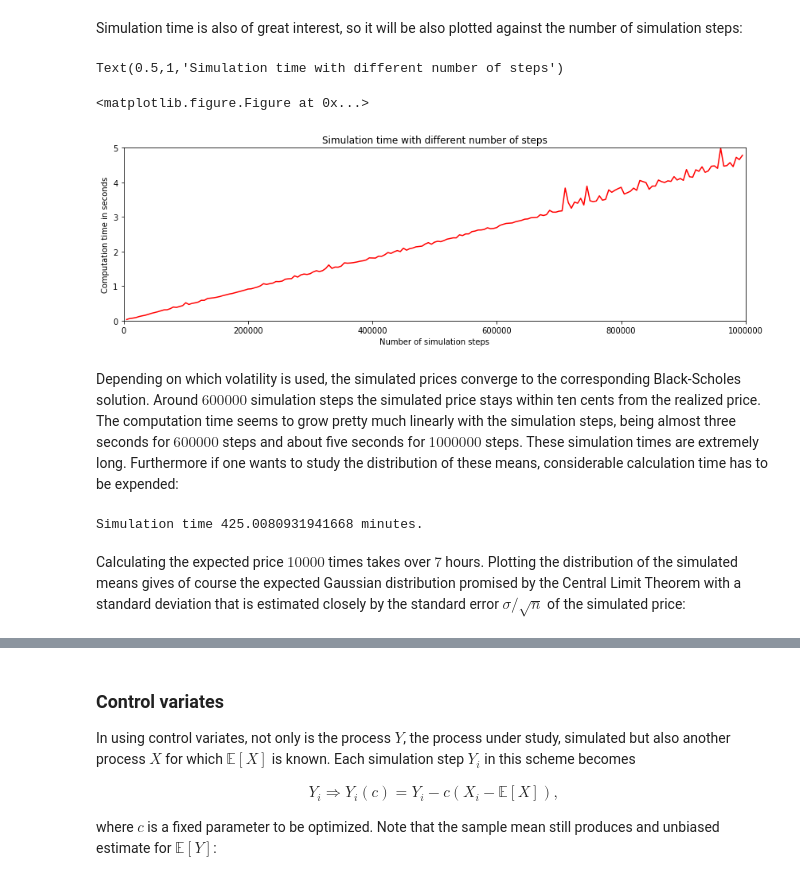
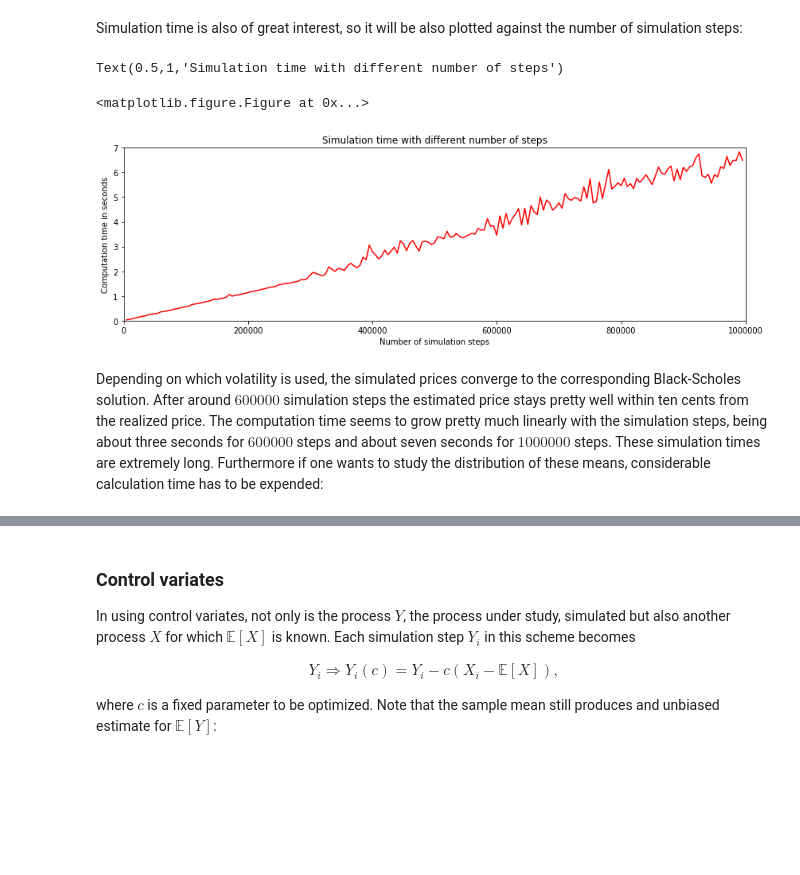
Before and after one commit to jacobeskin/Monte-Carlo-Simulations-in-Finance, a Jupyter notebook: A study of MC in option pricing/Options.ipynb, the cells around one changed output, grey strips where cells are left out. Saved outputs shown, nothing was run; the diff lists cells and outputs as text; code cells hidden in the pictures; blank space fills up the shorter version.

```diff
--- a/A study of MC in option pricing/Options.ipynb
+++ b/A study of MC in option pricing/Options.ipynb
@@ -492,14 +513,18 @@ for i in range(0,1000000,5000):
     if i>0:
 
         # With historical volatility
-        start = time()                                          # Starting the timer
-        V_h, P, S = eMC_optionsBasic(i, r, sigma_h, T, S_0, K)  # Calculate price with MC
-        prices_h.append(V_h)                                    # Save price
+        start = time() # Starting the timer
+        option1 = europeanOption(i, r, sigma_h, T, S_0, K)
+        option1.mcSimulation()
+        #V_h, P, S = eMC_optionsBasic(i, r, sigma_h, T, S_0, K)  # Calculate price with MC
+        prices_h.append(option1.optionPrice())                                    # Save price
         computation_time.append(time()-start)                   # Save Calculation time
 
         # With implied volatility
-        V_i, P, S = eMC_optionsBasic(i, r, sigma_i, T, S_0, K)
-        prices_i.append(V_i)
+        #V_i, P, S = eMC_optionsBasic(i, r, sigma_i, T, S_0, K)
+        option2 = europeanOption(i, r, sigma_i, T, S_0, K)
+        option2.mcSimulation()
+        prices_i.append(option2.optionPrice())
 # %% [markdown]
 Next lets plot the simulation results and compare them to the calculated results and also plot how the simulated price converges to the calculated price:
 # %%
@@ -545,26 +570,15 @@ Simulation time is also of great interest, so it will be also plotted against th
 # %%
 # Plotting the simulation time vs simulation steps
 plt.figure(4)
 plt.figure(figsize=(14,4))
 plt.xlabel('Number of simulation steps')
 plt.ylabel('Computation time in seconds')
-plt.axis([0,1000000,0,5])
+plt.axis([0,1000000,0,7])
 plt.plot(x, computation_time, 'r')
 plt.title('Simulation time with different number of steps')
 # %% [output]
 Text(0.5,1,'Simulation time with different number of steps')
 <matplotlib.figure.Figure at 0x...>
-[figure, old version]
+[figure, new version]
 # %% [markdown]
-Depending on which volatility is used, the simulated prices converge to the corresponding Black-Scholes solution. Around $600000$ simulation steps the simulated price stays within ten cents from the realized price. The computation time seems to grow pretty much linearly with the simulation steps, being almost three seconds for $600000$ steps and about five seconds for $1000000$ steps. These simulation times are extremely long. Furthermore if one wants to study the distribution of these means, considerable calculation time has to be expended:
+Depending on which volatility is used, the simulated prices converge to the corresponding Black-Scholes solution. After around $600000$ simulation steps the estimated price stays pretty well within ten cents from the realized price. The computation time seems to grow pretty much linearly with the simulation steps, being about three seconds for $600000$ steps and about seven seconds for $1000000$ steps. These simulation times are extremely long. Furthermore if one wants to study the distribution of these means, considerable calculation time has to be expended:
-# %%
-statistics = np.zeros(10000)
-start = time()
-for i in range(10000):
-    V_i, P, S = eMC_optionsBasic(600000, r, sigma_i, T, S_0, K)
-    statistics[i] = V_i
-print('Simulation time', (time()-start)/60, 'minutes.')
-# %% [output]
-Simulation time 425.0080931941668 minutes.
-# %% [markdown]
-Calculating the expected price $10000$ times takes over $7$ hours. Plotting the distribution of the simulated means gives of course the expected Gaussian distribution promised by the Central Limit Theorem with a standard deviation that is estimated closely by the standard error $\sigma/\sqrt{n}$ of the simulated price:
```
Also changed, not shown: parts of 17 cells of this notebook.
